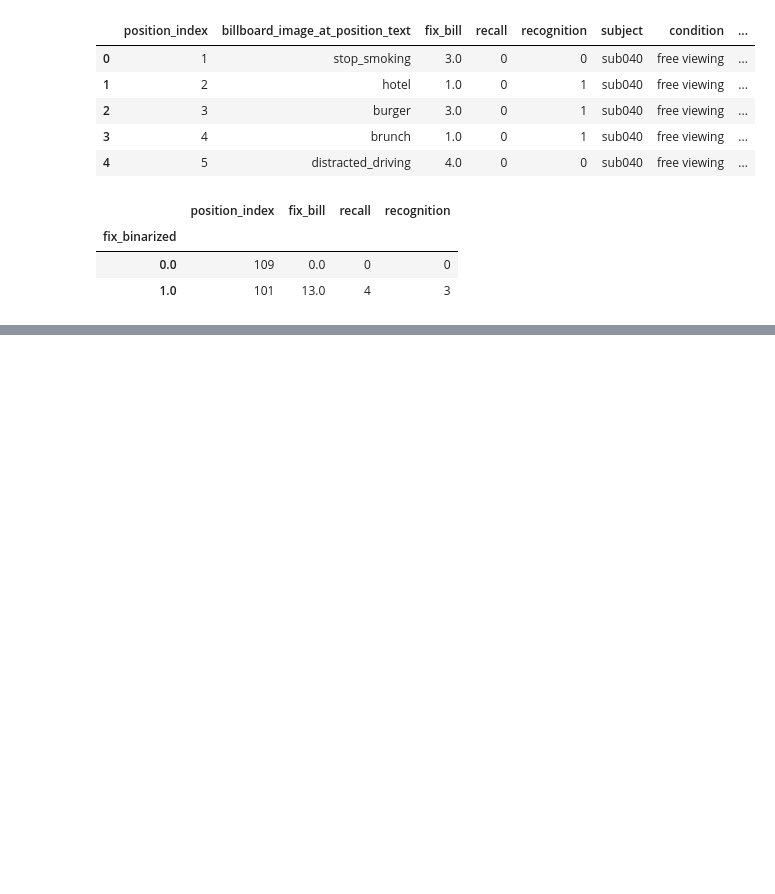
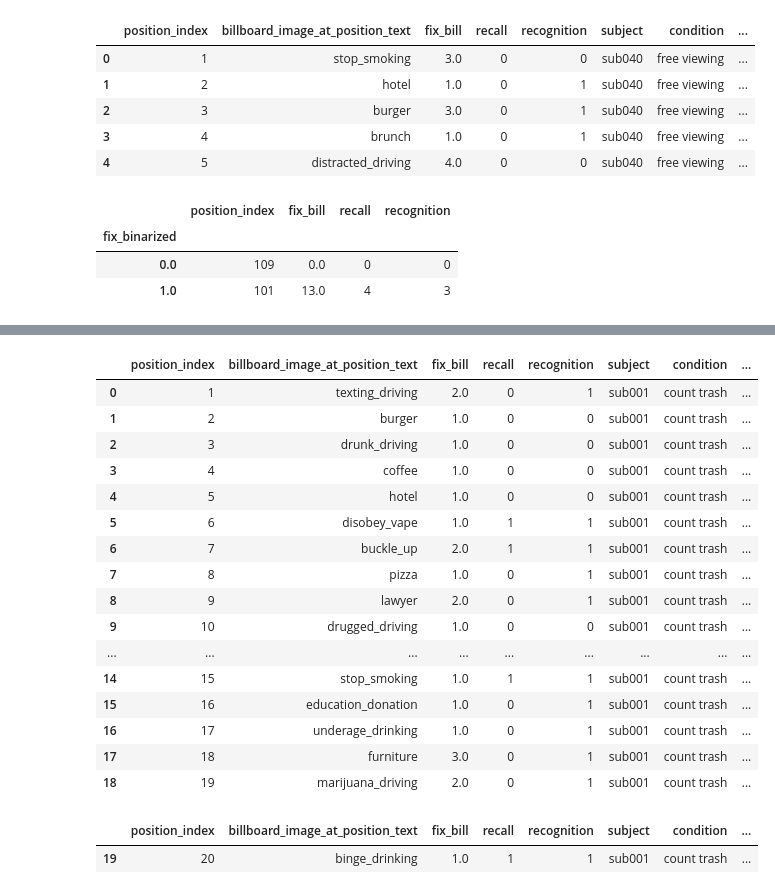
Before and after one commit to nomcomm/vr_billboard_paradigm, a Jupyter notebook: scripts/03_Fixation_Recall_Analysis.ipynb, the cells around one changed output, grey strips where cells are left out. Cells and saved outputs as stored; diff of their text form; code cells hidden in the pictures; blank space fills up the shorter version.

```diff
--- a/scripts/03_Fixation_Recall_Analysis.ipynb
+++ b/scripts/03_Fixation_Recall_Analysis.ipynb
@@ -495,0 +533,29 @@ df.groupby(['fix_binarized']).sum()
+# %%
+
+i= 0    #print(subjs[i])
+df = large_df[large_df['subject'] == subjs[i]]
+#res[0] = df[ df['fix_bill']==0]['recall'].sum()
+df[df['position_index'] < 20]
+# %% [output]
+|  | position_index | billboard_image_at_position_text | fix_bill | recall | recognition | subject | condition | ... |
+| 0 | 1 | texting_driving | 2.0 | 0 | 1 | sub001 | count trash | ... |
+| 1 | 2 | burger | 1.0 | 0 | 0 | sub001 | count trash | ... |
+| 2 | 3 | drunk_driving | 1.0 | 0 | 0 | sub001 | count trash | ... |
+| 3 | 4 | coffee | 1.0 | 0 | 0 | sub001 | count trash | ... |
+| 4 | 5 | hotel | 1.0 | 0 | 0 | sub001 | count trash | ... |
+| 5 | 6 | disobey_vape | 1.0 | 1 | 1 | sub001 | count trash | ... |
+| 6 | 7 | buckle_up | 2.0 | 1 | 1 | sub001 | count trash | ... |
+| 7 | 8 | pizza | 1.0 | 0 | 1 | sub001 | count trash | ... |
+| 8 | 9 | lawyer | 2.0 | 0 | 1 | sub001 | count trash | ... |
+| 9 | 10 | drugged_driving | 1.0 | 0 | 0 | sub001 | count trash | ... |
+| ... | ... | ... | ... | ... | ... | ... | ... | ... |
+| 14 | 15 | stop_smoking | 1.0 | 1 | 1 | sub001 | count trash | ... |
+| 15 | 16 | education_donation | 1.0 | 0 | 1 | sub001 | count trash | ... |
+| 16 | 17 | underage_drinking | 1.0 | 0 | 1 | sub001 | count trash | ... |
+| 17 | 18 | furniture | 3.0 | 0 | 1 | sub001 | count trash | ... |
+| 18 | 19 | marijuana_driving | 2.0 | 0 | 1 | sub001 | count trash | ... |
+# %%
+df[df['position_index'] == 20]
+# %% [output]
+|  | position_index | billboard_image_at_position_text | fix_bill | recall | recognition | subject | condition | ... |
+| 19 | 20 | binge_drinking | 1.0 | 1 | 1 | sub001 | count trash | ... |
```
Also changed, not shown: parts of 5 cells of this notebook, 10 other files.
